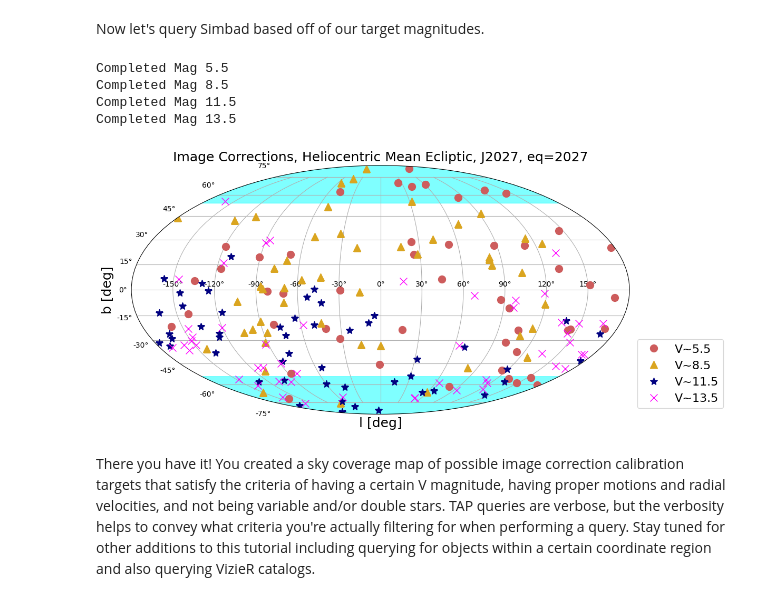
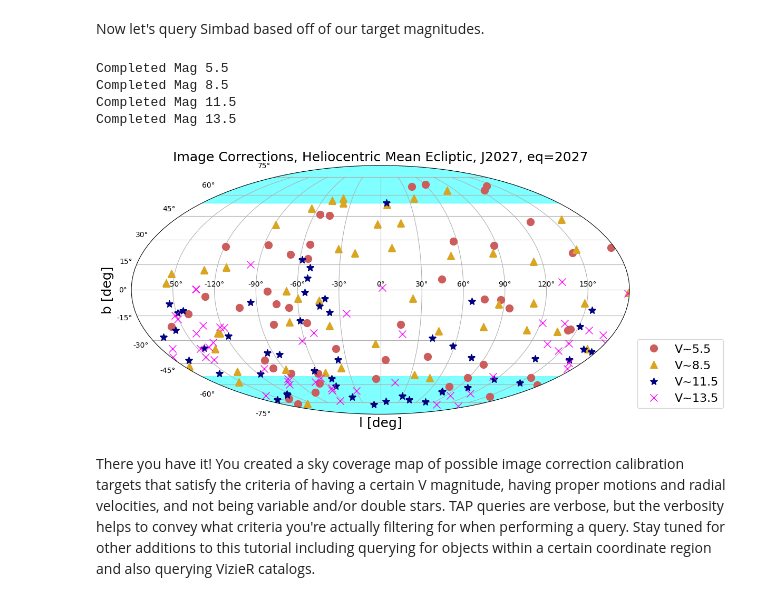
Before and after one commit to jrhom1/CorGI_ObsTools, a Jupyter notebook: Roman_Calibration_Targs.ipynb, the cells around one changed output. Saved outputs shown, nothing was run; the diff lists cells and outputs as text; code cells hidden in the pictures.

Commit message:
minimize tutorial cone

```diff
--- a/Roman_Calibration_Targs.ipynb
+++ b/Roman_Calibration_Targs.ipynb
@@ -56,7 +56,7 @@ def queryTap_byVmag(Vmag,cone=0.1):
 						WHERE (otype = '*') AND (otype != 'V*..') AND (otype != '**..') AND (V <= {VmagUp}) AND (V >= {VmagDown})
 						AND (otypes) NOT LIKE ('%V*%')
 						AND (otypes) NOT LIKE ('%**%')
-                        AND (otypes) NOT LIKE ('%EB?%')
+                        AND (otypes) NOT LIKE ('%**?%')
   						AND ra IS NOT NULL
   						AND dec IS NOT NULL
                         AND plx_value IS NOT NULL
@@ -165,7 +165,7 @@ ax1.set_title('Image Corrections, Heliocentric Mean Ecliptic, J2027, eq=2027',fo
 ax1.set_xlabel('l [deg]',fontsize=18) #Set axes labels
 ax1.set_ylabel('b [deg]',fontsize=18)
 for i in np.arange(len(magList)):
-    mag = queryTap_byVmag(magList[i])
+    mag = queryTap_byVmag(magList[i],cone=0.05)
     #The following lines fill any missing values in your table query with the numbers in parentheses
     #mag["plx_value"] = mag["plx_value"].filled(0.00001)
     #mag["pmra"] = mag["pmra"].filled(0.0)
@@ -174,33 +174,33 @@ for i in np.arange(len(magList)):
     magDist = 1000./mag["plx_value"].value #Calculate the system distance in pc
 
     epochtime = astroTime('J2027',format='jyear_str') #Define epoch and equinox times for the ecliptic transformation
     equitime = astroTime(2027.0,format='decimalyear')
 
     ics = SkyCoord(ra=mag['ra'],dec=mag['dec'],unit=(u.deg,u.deg),frame='icrs',
 		distance=magDist*u.pc,pm_ra_cosdec=mag["pmra"],pm_dec=mag["pmdec"],
 		radial_velocity=mag["rvz_radvel"],obstime=astroTime('J2000',format='jyear_str')) #Set up a SkyCoord object. Requires the values from Simbad Query.
 
     newICS = ics.apply_space_motion(new_obstime=epochtime) #Apply proper and radial motion to the new observing time of 2027
 
     newECL = newICS.transform_to(HeliocentricMeanEcliptic(equinox=astroTime(2027.0,format='decimalyear'),obstime=astroTime('J2027',format='jyear_str'))) #Transform your proper motion applied ICRS coordinates to ecliptic coordinates
 
     ra_rad = newECL.lon.wrap_at(180 * u.deg).radian #Express your ecliptic coordinates (longitude and latitude) in radians for plotting, allow it to wrap around the projection to the other side
     dec_rad = newECL.lat.radian
 
     #Plot your result
     ax1.plot(ra_rad,dec_rad,marker=markers_arr[i],linestyle='None',color=markers_col[i],markersize=10,label='V~'+str(magList[i]))
 
     time.sleep(5) #I put this step in because if you make too many simbad queries in a given time interval, your IP gets blocked for a period of time. So every time you complete a query, wait 5 seconds before starting the next one.
     print('Completed Mag '+str(magList[i]))
 #Create a plot legend
 ax1.legend(bbox_to_anchor=(1.2,0),loc='lower right',fontsize=16)
 fig1.tight_layout() #Clean it up
 plt.show()
 # %% [output]
 Completed Mag 5.5
 Completed Mag 8.5
 Completed Mag 11.5
 Completed Mag 13.5
-[figure, old version]
+[figure, new version]
 # %% [markdown]
 There you have it! You created a sky coverage map of possible image correction calibration targets that satisfy the criteria of having a certain V magnitude, having proper motions and radial velocities, and not being variable and/or double stars. TAP queries are verbose, but the verbosity helps to convey what criteria you're actually filtering for when performing a query. Stay tuned for other additions to this tutorial including querying for objects within a certain coordinate region and also querying VizieR catalogs.
```
Also changed, not shown: parts of 1 cell of this notebook.
